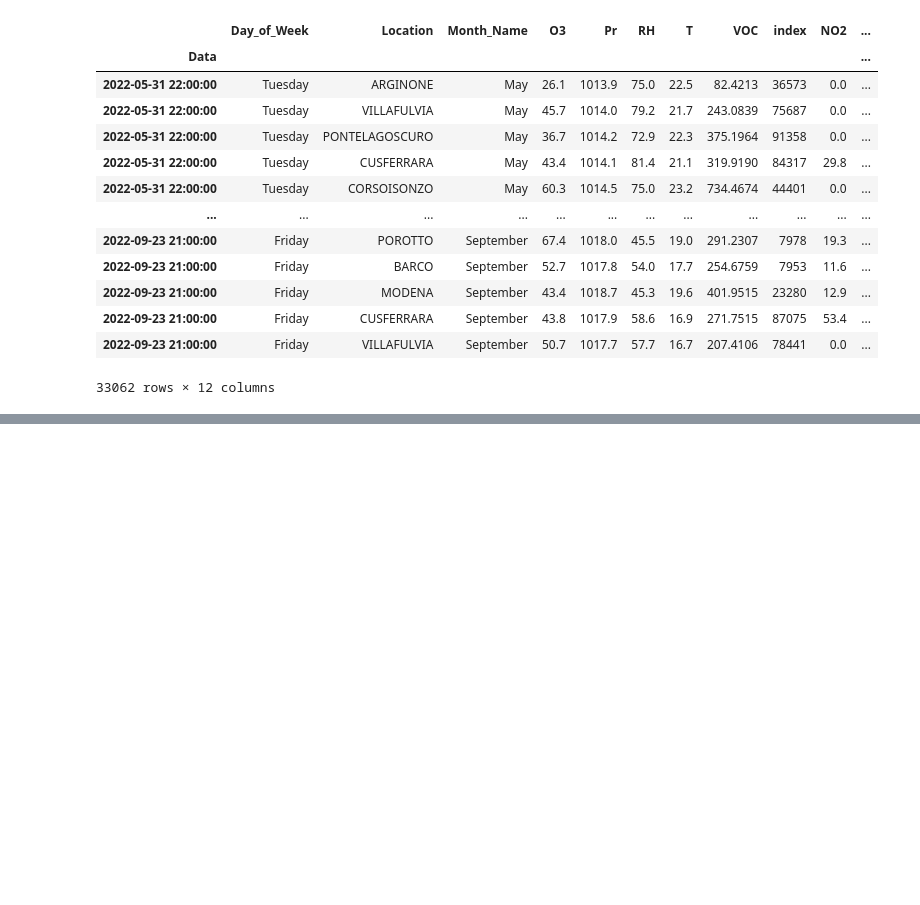
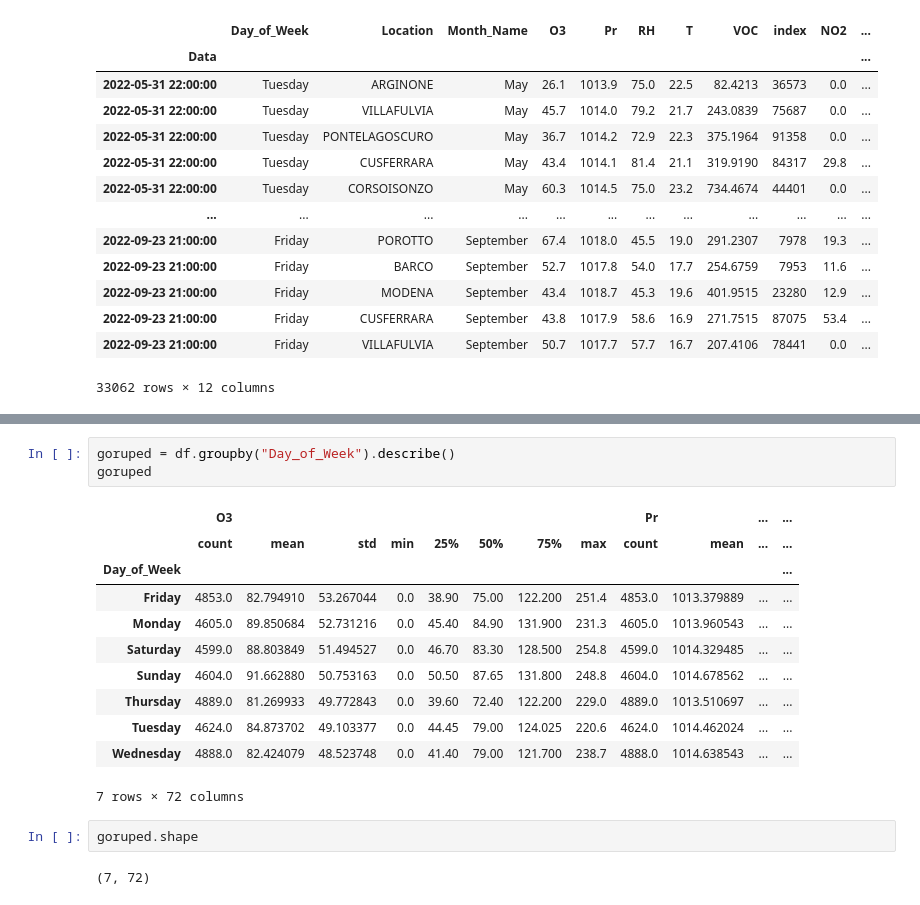
Before and after one commit to AndreaScotti01/Ferrara_Air_Quality, a Jupyter notebook: Ferrara_Dataton.ipynb, the cells around one changed output, grey strips where cells are left out. Saved outputs shown, nothing was run; the diff lists cells and outputs as text; blank space fills up the shorter version.

```diff
--- a/Ferrara_Dataton.ipynb
+++ b/Ferrara_Dataton.ipynb
@@ -27,0 +34,19 @@ df
+# %%
+goruped = df.groupby("Day_of_Week").describe()
+goruped
+# %% [output]
+|  | O3 |  |  |  |  |  |  |  | Pr |  | ... | ... |
+|  | count | mean | std | min | 25% | 50% | 75% | max | count | mean | ... | ... |
+| Day_of_Week |  |  |  |  |  |  |  |  |  |  |  | ... |
+| Friday | 4853.0 | 82.794910 | 53.267044 | 0.0 | 38.90 | 75.00 | 122.200 | 251.4 | 4853.0 | 1013.379889 | ... | ... |
+| Monday | 4605.0 | 89.850684 | 52.731216 | 0.0 | 45.40 | 84.90 | 131.900 | 231.3 | 4605.0 | 1013.960543 | ... | ... |
+| Saturday | 4599.0 | 88.803849 | 51.494527 | 0.0 | 46.70 | 83.30 | 128.500 | 254.8 | 4599.0 | 1014.329485 | ... | ... |
+| Sunday | 4604.0 | 91.662880 | 50.753163 | 0.0 | 50.50 | 87.65 | 131.800 | 248.8 | 4604.0 | 1014.678562 | ... | ... |
+| Thursday | 4889.0 | 81.269933 | 49.772843 | 0.0 | 39.60 | 72.40 | 122.200 | 229.0 | 4889.0 | 1013.510697 | ... | ... |
+| Tuesday | 4624.0 | 84.873702 | 49.103377 | 0.0 | 44.45 | 79.00 | 124.025 | 220.6 | 4624.0 | 1014.462024 | ... | ... |
+| Wednesday | 4888.0 | 82.424079 | 48.523748 | 0.0 | 41.40 | 79.00 | 121.700 | 238.7 | 4888.0 | 1014.638543 | ... | ... |
+7 rows × 72 columns
+# %%
+goruped.shape
+# %% [output]
+(7, 72)
```
Also changed, not shown: parts of 2 cells of this notebook.
